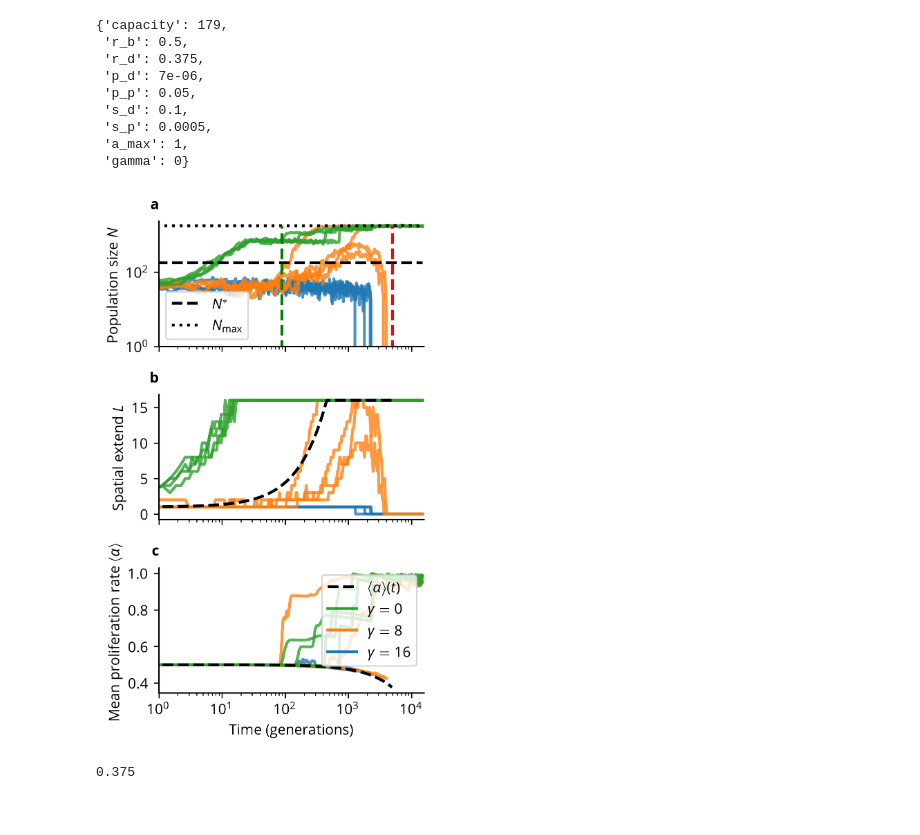
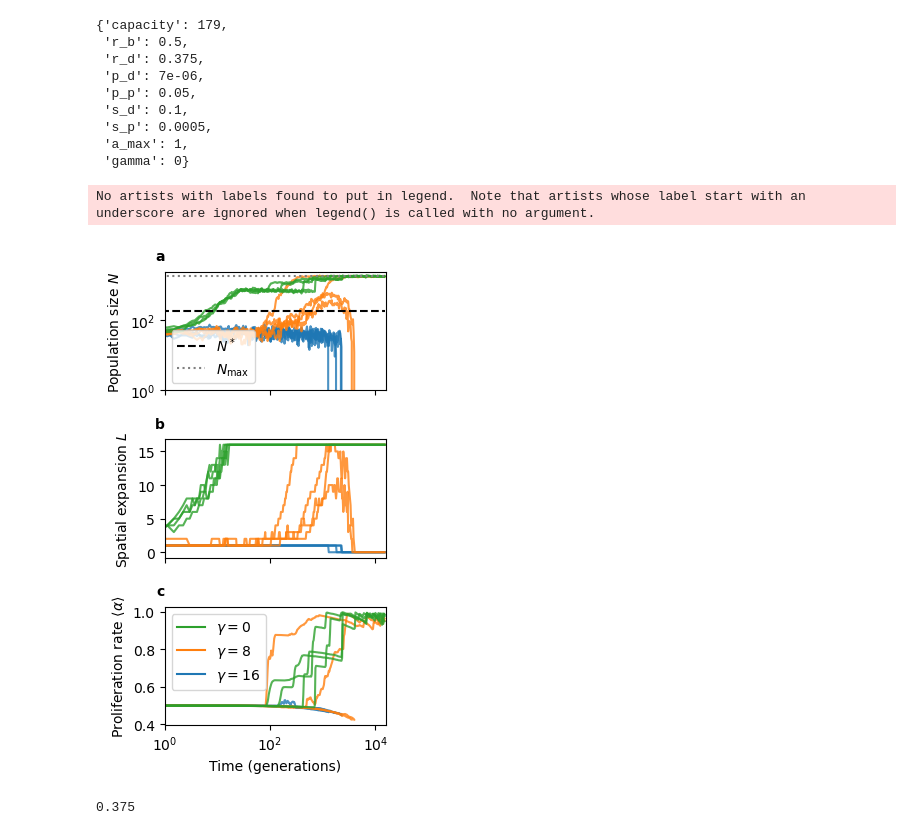
Before and after one commit to sisyga/biolgca, a Jupyter notebook: spatial_ratchet_exampleplots.ipynb, the cells around one changed output. Drawn from its saved outputs; the diff is of its cells as text; code cells hidden in the pictures.

```diff
--- a/spatial_ratchet_exampleplots.ipynb
+++ b/spatial_ratchet_exampleplots.ipynb
@@ -81,7 +81,7 @@ x = x[indices]
 golden_ratio = (np.sqrt(5) + 1.0) / 2.0
 # get default figsize
 wi, le = plt.rcParams['figure.figsize']
-wi = 0.7 * wi
+wi = 0.5 * wi
 le = 5.5
 
 fig, ax = plt.subplots(3, 1, sharey=False, sharex=True, figsize=(wi, le))
@@ -95,13 +95,13 @@ for i, density in enumerate(densities):
 plt.yscale('log')
 plt.ylim(1, 1.3*Nmax)
 plt.plot([0, x[-1]], [Ncrit, Ncrit], 'k--', label='$N^*$')
-plt.plot([0, x[-1]], [Nmax, Nmax], 'k:', label=r'$N_{\max}$')
+plt.plot([0, x[-1]], [Nmax, Nmax], ':', c='gray', label=r'$N_{\max}$')
 plt.legend(loc='lower left')
 t_d = (r_b - r_d) / (r_d * p_p * s_p)
 t_d *= r_b * (1 - dens0)
 t_rescue = 236 * r_b * (1 - dens0)
-plt.plot([t_d, t_d], [0, Nmax], 'r--')
-plt.plot([t_rescue, t_rescue], [0, Nmax], 'g--')
+# plt.plot([t_d, t_d], [0, Nmax], 'r--')
+# plt.plot([t_rescue, t_rescue], [0, Nmax], 'g--')
 
 
 plt.ylabel('Population size $N$')
@@ -110,52 +110,57 @@ plt.sca(ax[1])
 for i, extend in enumerate(spatial_extend):
     plt.plot(x, extend[indices], c='C{}'.format(i // 4), alpha=.8)
 
-plt.ylabel('Spatial extend $L$')
-gamma = 8
-D = 1 / (2 + np.exp(gamma))
-ts = x / r_b / (1 - dens0)
+plt.ylabel('Spatial expansion $L$')
+# ts = x / r_b / (1 - dens0)
+# r_bt = r_b - r_d * p_p * s_p * ts
+# r_bt[r_bt <= r_d] = np.nan
+# for i, gamma in enumerate([0, 8, 16][::-1]):
+#     D = 1 / (2 + np.exp(gamma))
+#     v = 2 * np.sqrt((r_bt - r_d) * D)
+#     plt.plot(x, np.minimum(v * ts + 1, Lmax), '--', c='C{}'.format(i))
+# gamma = 8
+# D = 1 / (2 + np.exp(gamma))
 
-r_bt = r_b - r_d * p_p * s_p * ts
-r_bt[r_bt <= r_d] = np.nan
-v = 2 * np.sqrt((r_bt - r_d) * D)
-plt.plot(x, np.minimum(v * ts + 1, Lmax), 'k--')
+# v = 2 * np.sqrt((r_bt - r_d) * D)
+# plt.plot(x, np.minimum(v * ts + 1, Lmax), '--')
 
 plt.sca(ax[-1])
 
 for i, alpha in enumerate(mean_props):
     plt.plot(x, alpha[indices], c='C{}'.format(i // 4), alpha=.8)
 
-plt.plot(x, r_bt, 'k--', label=r'$\langle\alpha\rangle(t)$')
-plt.ylabel(r'Mean proliferation rate $\langle\alpha\rangle$')
+# plt.plot(x, r_bt, '--', c='gray', alpha=.8)
+plt.ylabel(r'Proliferation rate $\langle\alpha\rangle$')
 #
 plt.xlabel('Time (generations)')
 
 # create a function to format the y axis labels
 # def format_y_ticks(tick_val, pos):
 #     return f'{tick_val * 10**2 :.1f}'
 #
 # # apply the formatter
 # ax[-1].yaxis.set_major_formatter(FuncFormatter(format_y_ticks))
 #
 # # Add scale next to the y-axis
 # ax[-1].text(-0.1, 1.0, r'$\times 10^{-2}$', transform=ax[-1].transAxes, fontsize='small')
 # ax[-1].set_yticks([0.0, 0.1, 0.2])
 # ax[-1].set_xticks([0, 5000, 10000], [0, 5, 10])
 # ax[-1].text(1.0, -0.05, r'$\times 10^{3}$', transform=ax[-1].transAxes, fontsize='small')
 leg = plt.legend()
 lines, labels = plt.gca().get_legend_handles_labels()
 lines += [plt.Line2D([0], [0], c=c) for c in ['C0', 'C1', 'C2'][::-1]]
 labels += ['$\gamma = 0$', '$\gamma = 8$', '$\gamma=16$']
 plt.plot([])
 plt.legend(lines, labels, loc='best')
 plt.xlim(1)
 # plt.ylim(0, 0.02)
 label_axes(ax, usetex=False)
 plt.tight_layout()
 plt.xscale('log')
-# plt.savefig('mullersratchet_N_nostd_spatial.pdf')
+plt.savefig('mullersratchet_N_nostd_spatial.pdf')
 # %% [output]
+No artists with labels found to put in legend.  Note that artists whose label start with an underscore are ignored when legend() is called with no argument.
-[figure, old version]
+[figure, new version]
 # %%
 r_d
 # %% [output]
```
Also changed, not shown: 3 other files.
